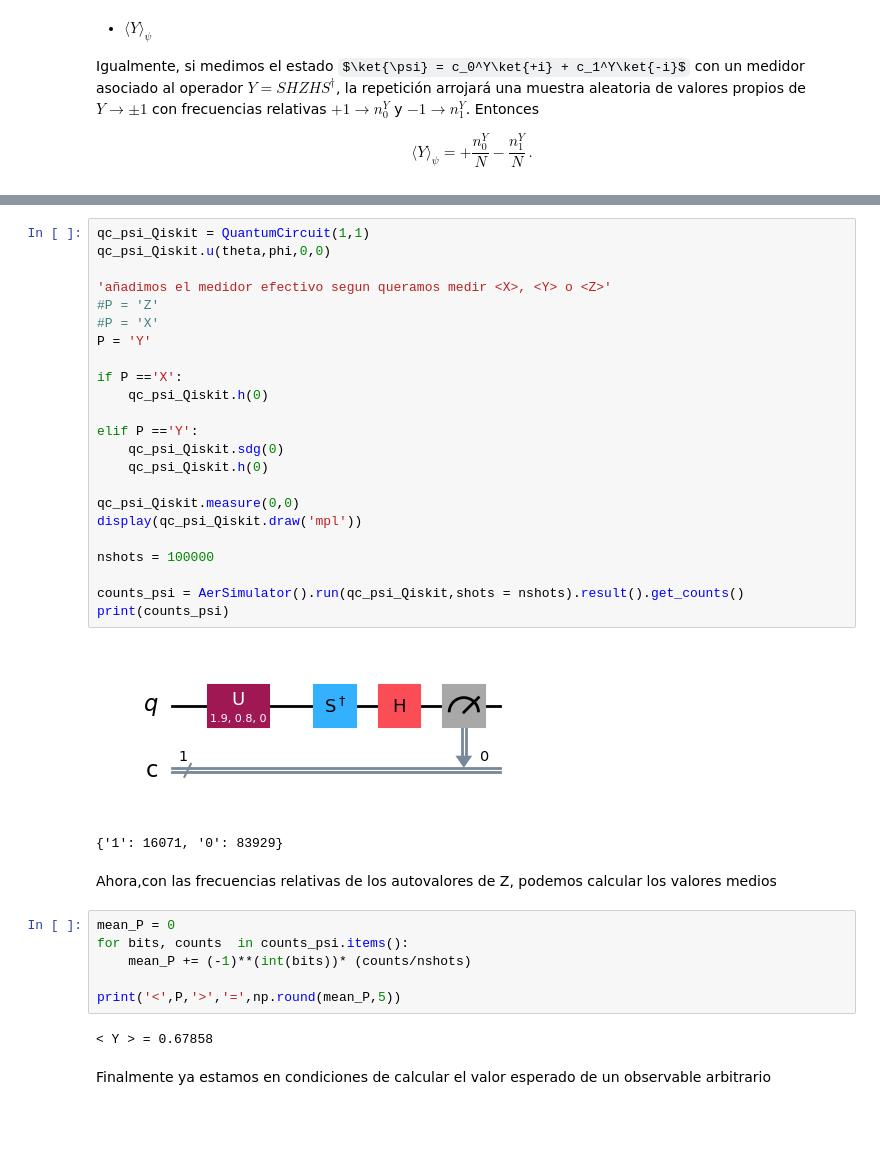
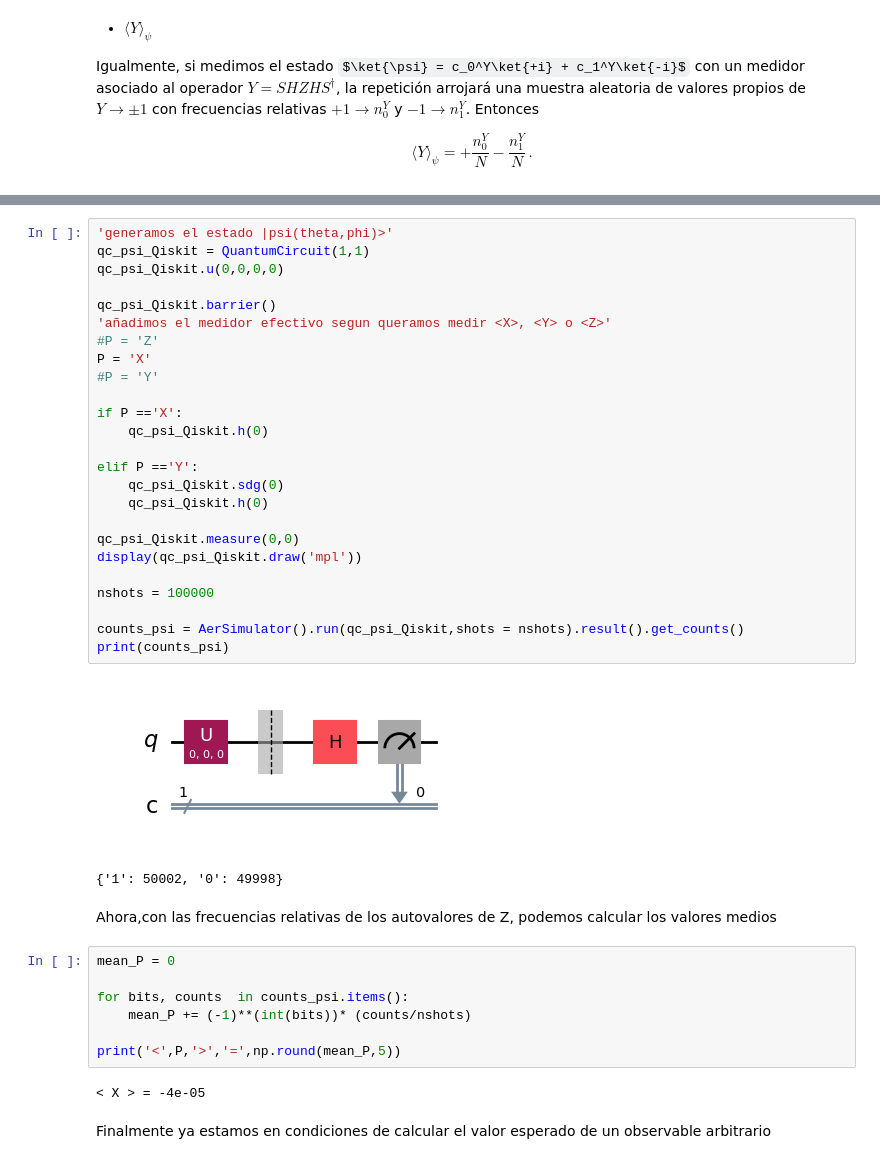
Before and after one commit to jamasole/FICC_notebook, a Jupyter notebook: 02_Cubits/024_El_Arte_de_Medir_I.ipynb, the cells around one changed output, grey strips where cells are left out. Drawn from its saved outputs; the diff is of its cells as text; some formulas as TeX source; blank space fills up the shorter version.

```diff
--- a/02_Cubits/024_El_Arte_de_Medir_I.ipynb
+++ b/02_Cubits/024_El_Arte_de_Medir_I.ipynb
@@ -650,41 +655,44 @@ Circuito necesario para medir en la base $ Y$
 <img src="images/cubit_meter_ybasis.png" align=center width='35%'/>
 </center></figure>
 # %%
+'generamos el estado |psi(theta,phi)>'
 qc_psi_Qiskit = QuantumCircuit(1,1)
-qc_psi_Qiskit.u(theta,phi,0,0)
+qc_psi_Qiskit.u(0,0,0,0)
 
+qc_psi_Qiskit.barrier()
 'añadimos el medidor efectivo segun queramos medir <X>, <Y> o <Z>'
 #P = 'Z'
-#P = 'X'
-P = 'Y'
+P = 'X'
+#P = 'Y'
 
 if P =='X':
     qc_psi_Qiskit.h(0)
 
 elif P =='Y':
     qc_psi_Qiskit.sdg(0)
     qc_psi_Qiskit.h(0)
 
 qc_psi_Qiskit.measure(0,0)
 display(qc_psi_Qiskit.draw('mpl'))
 
 nshots = 100000
 
 counts_psi = AerSimulator().run(qc_psi_Qiskit,shots = nshots).result().get_counts()
 print(counts_psi)
 # %% [output]
-[figure, old version]
+[figure, new version]
-{'1': 16071, '0': 83929}
+{'1': 50002, '0': 49998}
 # %% [markdown]
 Ahora,con las frecuencias relativas de los autovalores  de Z, podemos calcular los valores medios
 # %%
 mean_P = 0
+
 for bits, counts  in counts_psi.items():
     mean_P += (-1)**(int(bits))* (counts/nshots)
 
 print('<',P,'>','=',np.round(mean_P,5))
 # %% [output]
-< Y > = 0.67858
+< X > = -4e-05
 # %% [markdown]
 Finalmente ya estamos en condiciones de calcular el valor esperado de un observable arbitrario
 # %% [markdown]
```
Also changed, not shown: parts of 14 cells of this notebook, 5 other files.
